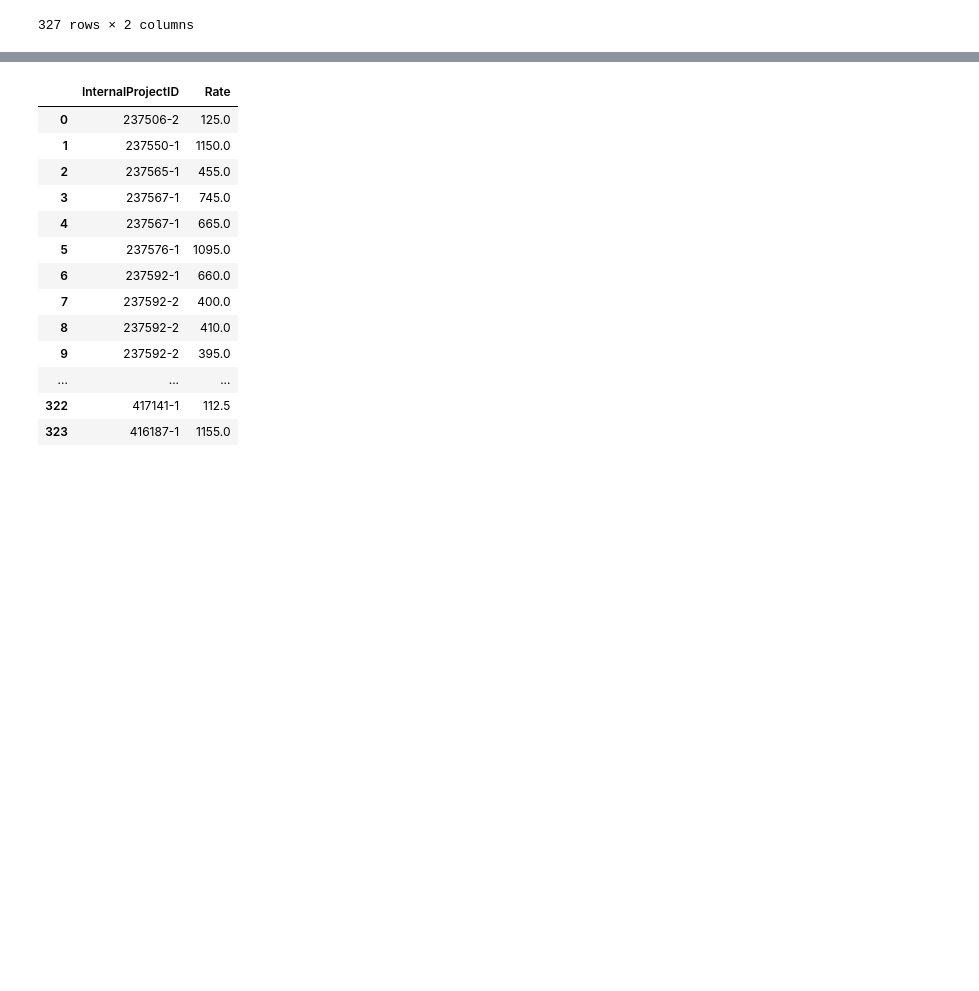
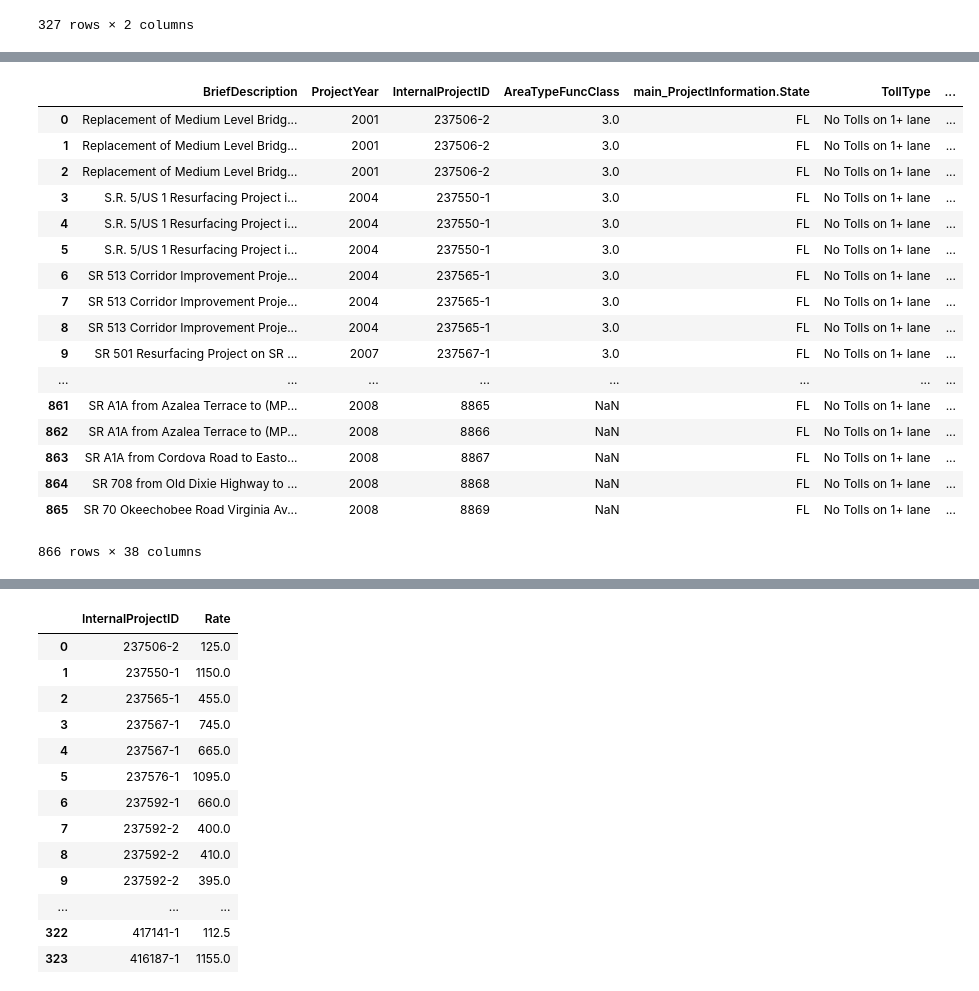
Before and after one commit to jawadmhoque/accuracy-assessment, a Jupyter notebook: Florida Dataset Cleanup.ipynb, the cells around one changed output, grey strips where cells are left out. Cells and saved outputs as stored; diff of their text form; code cells hidden in the pictures; blank space fills up the shorter version.

```diff
--- a/Florida Dataset Cleanup.ipynb
+++ b/Florida Dataset Cleanup.ipynb
@@ -566,2 +473,22 @@ florida_d5final
 # %%
-florida_d5_2=florida_d5_2.assign(Year2=florida_d5_2.apply(Year,axis=1))
+florida_final_2=florida_final.assign(Year=florida_final.apply(Year,axis=1))
+florida_final_2
+# %% [output]
+|  | BriefDescription | ProjectYear | InternalProjectID | AreaTypeFuncClass | main_ProjectInformation.State | TollType | ... |
+| 0 | Replacement of Medium Level Bridg... | 2001 | 237506-2 | 3.0 | FL | No Tolls on 1+ lane | ... |
+| 1 | Replacement of Medium Level Bridg... | 2001 | 237506-2 | 3.0 | FL | No Tolls on 1+ lane | ... |
+| 2 | Replacement of Medium Level Bridg... | 2001 | 237506-2 | 3.0 | FL | No Tolls on 1+ lane | ... |
+| 3 | S.R. 5/US 1 Resurfacing Project i... | 2004 | 237550-1 | 3.0 | FL | No Tolls on 1+ lane | ... |
+| 4 | S.R. 5/US 1 Resurfacing Project i... | 2004 | 237550-1 | 3.0 | FL | No Tolls on 1+ lane | ... |
+| 5 | S.R. 5/US 1 Resurfacing Project i... | 2004 | 237550-1 | 3.0 | FL | No Tolls on 1+ lane | ... |
+| 6 | SR 513 Corridor Improvement Proje... | 2004 | 237565-1 | 3.0 | FL | No Tolls on 1+ lane | ... |
+| 7 | SR 513 Corridor Improvement Proje... | 2004 | 237565-1 | 3.0 | FL | No Tolls on 1+ lane | ... |
+| 8 | SR 513 Corridor Improvement Proje... | 2004 | 237565-1 | 3.0 | FL | No Tolls on 1+ lane | ... |
+| 9 | SR 501 Resurfacing Project on SR ... | 2007 | 237567-1 | 3.0 | FL | No Tolls on 1+ lane | ... |
+| ... | ... | ... | ... | ... | ... | ... | ... |
+| 861 | SR A1A from Azalea Terrace to (MP... | 2008 | 8865 | NaN | FL | No Tolls on 1+ lane | ... |
+| 862 | SR A1A from Azalea Terrace to (MP... | 2008 | 8866 | NaN | FL | No Tolls on 1+ lane | ... |
+| 863 | SR A1A from Cordova Road to Easto... | 2008 | 8867 | NaN | FL | No Tolls on 1+ lane | ... |
+| 864 | SR 708 from Old Dixie Highway to ... | 2008 | 8868 | NaN | FL | No Tolls on 1+ lane | ... |
+| 865 | SR 70 Okeechobee Road Virginia Av... | 2008 | 8869 | NaN | FL | No Tolls on 1+ lane | ... |
+866 rows × 38 columns
```
Also changed, not shown: parts of 50 cells of this notebook, 4 other files.
